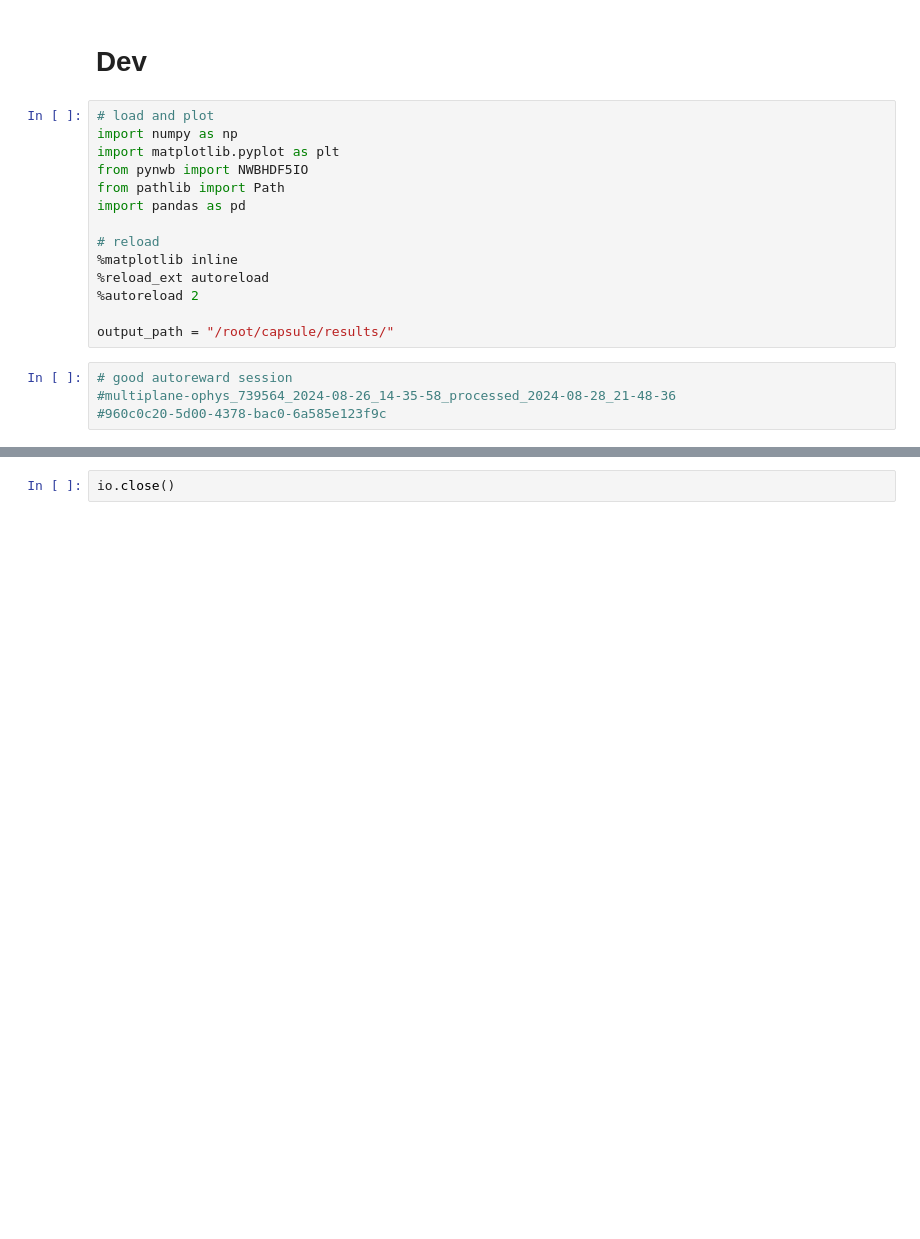
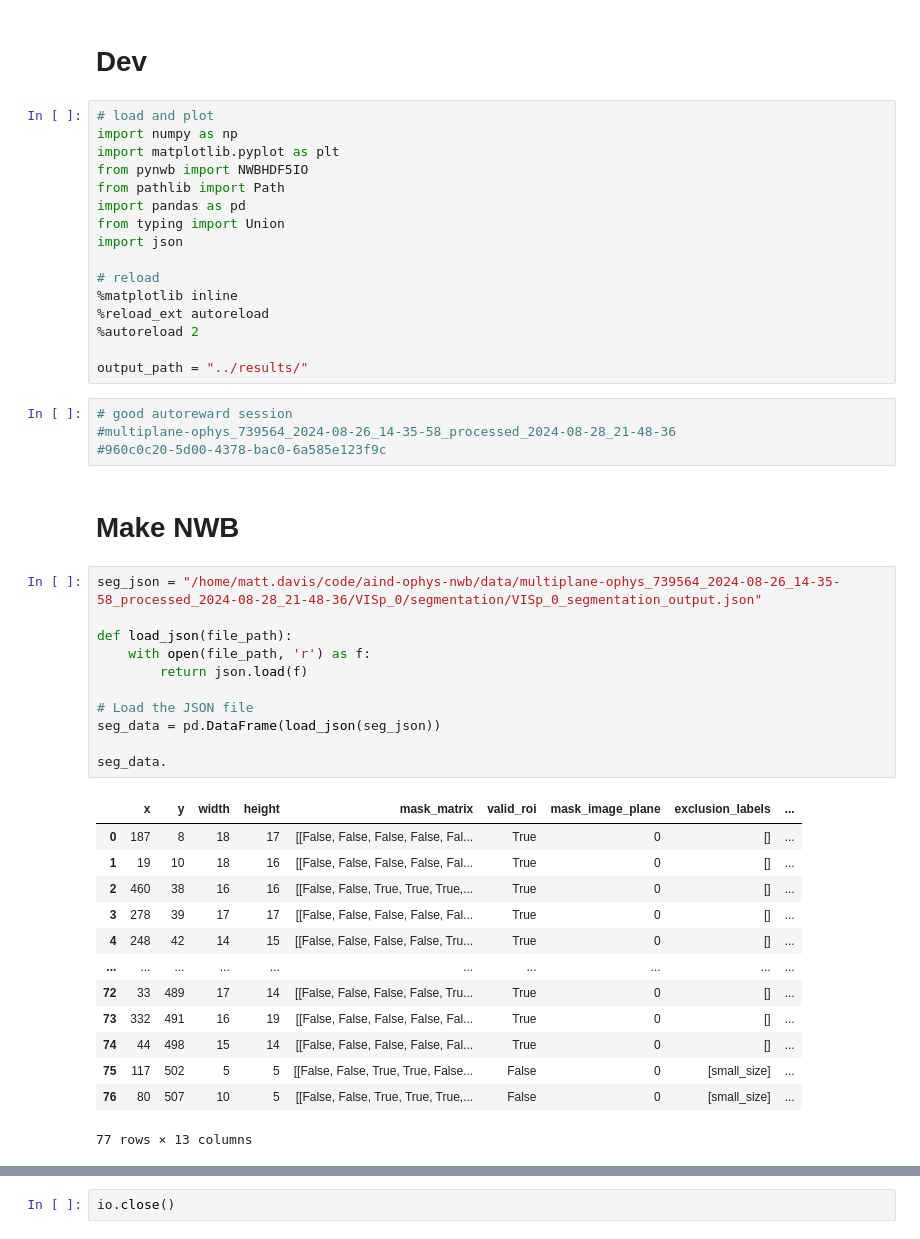
Before and after one commit to AllenNeuralDynamics/aind-ophys-nwb, a Jupyter notebook: code/dev.ipynb, the cells around one changed output, grey strips where cells are left out. Cells and saved outputs as stored; diff of their text form; blank space fills up the shorter version.

```diff
--- a/code/dev.ipynb
+++ b/code/dev.ipynb
@@ -7,15 +7,44 @@ import matplotlib.pyplot as plt
 from pynwb import NWBHDF5IO
 from pathlib import Path
 import pandas as pd
+from typing import Union
+import json
 
 # reload
 %matplotlib inline
 %reload_ext autoreload
 %autoreload 2
 
-output_path = "/root/capsule/results/"
+output_path = "../results/"
 # %%
 # good autoreward session
 #multiplane-ophys_739564_2024-08-26_14-35-58_processed_2024-08-28_21-48-36
 #960c0c20-5d00-4378-bac0-6a585e123f9c
+# %% [markdown]
+# Make NWB
+# %%
+seg_json = "/home/matt.davis/code/aind-ophys-nwb/data/multiplane-ophys_739564_2024-08-26_14-35-58_processed_2024-08-28_21-48-36/VISp_0/segmentation/VISp_0_segmentation_output.json"
+
+def load_json(file_path):
+    with open(file_path, 'r') as f:
+        return json.load(f)
+
+# Load the JSON file
+seg_data = pd.DataFrame(load_json(seg_json))
+
+seg_data.
+# %% [output]
+|  | x | y | width | height | mask_matrix | valid_roi | mask_image_plane | exclusion_labels | ... |
+| 0 | 187 | 8 | 18 | 17 | [[False, False, False, False, Fal... | True | 0 | [] | ... |
+| 1 | 19 | 10 | 18 | 16 | [[False, False, False, False, Fal... | True | 0 | [] | ... |
+| 2 | 460 | 38 | 16 | 16 | [[False, False, True, True, True,... | True | 0 | [] | ... |
+| 3 | 278 | 39 | 17 | 17 | [[False, False, False, False, Fal... | True | 0 | [] | ... |
+| 4 | 248 | 42 | 14 | 15 | [[False, False, False, False, Tru... | True | 0 | [] | ... |
+| ... | ... | ... | ... | ... | ... | ... | ... | ... | ... |
+| 72 | 33 | 489 | 17 | 14 | [[False, False, False, False, Tru... | True | 0 | [] | ... |
+| 73 | 332 | 491 | 16 | 19 | [[False, False, False, False, Fal... | True | 0 | [] | ... |
+| 74 | 44 | 498 | 15 | 14 | [[False, False, False, False, Fal... | True | 0 | [] | ... |
+| 75 | 117 | 502 | 5 | 5 | [[False, False, True, True, False... | False | 0 | [small_size] | ... |
+| 76 | 80 | 507 | 10 | 5 | [[False, False, True, True, True,... | False | 0 | [small_size] | ... |
+77 rows × 13 columns
 # %% [markdown]
```
Also changed, not shown: parts of 14 cells of this notebook, 1 other file.
